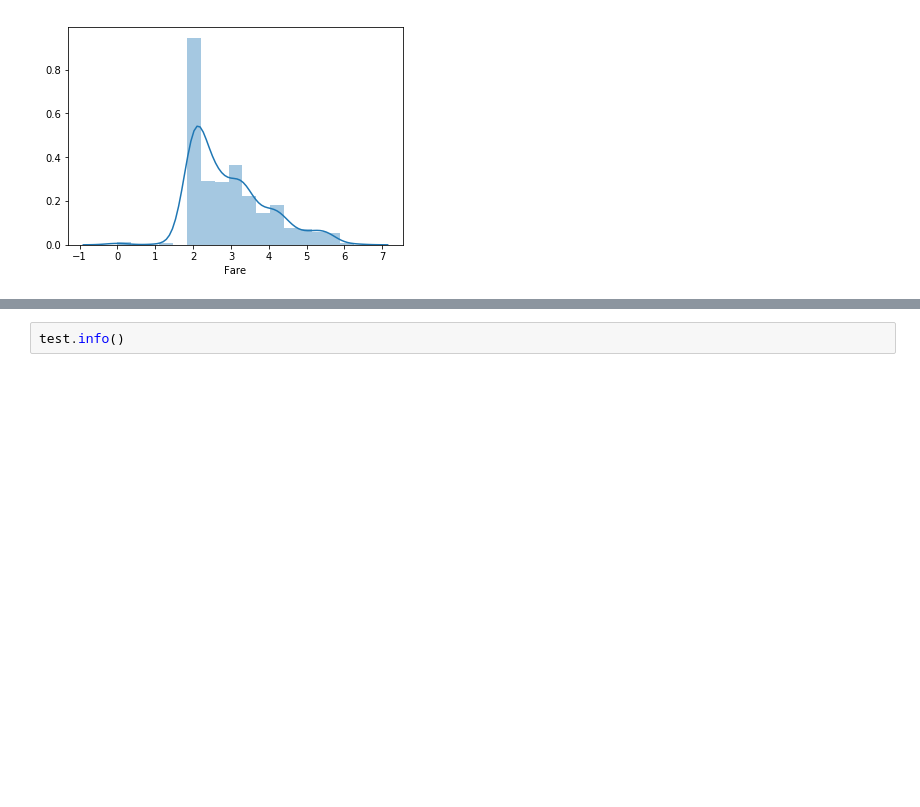
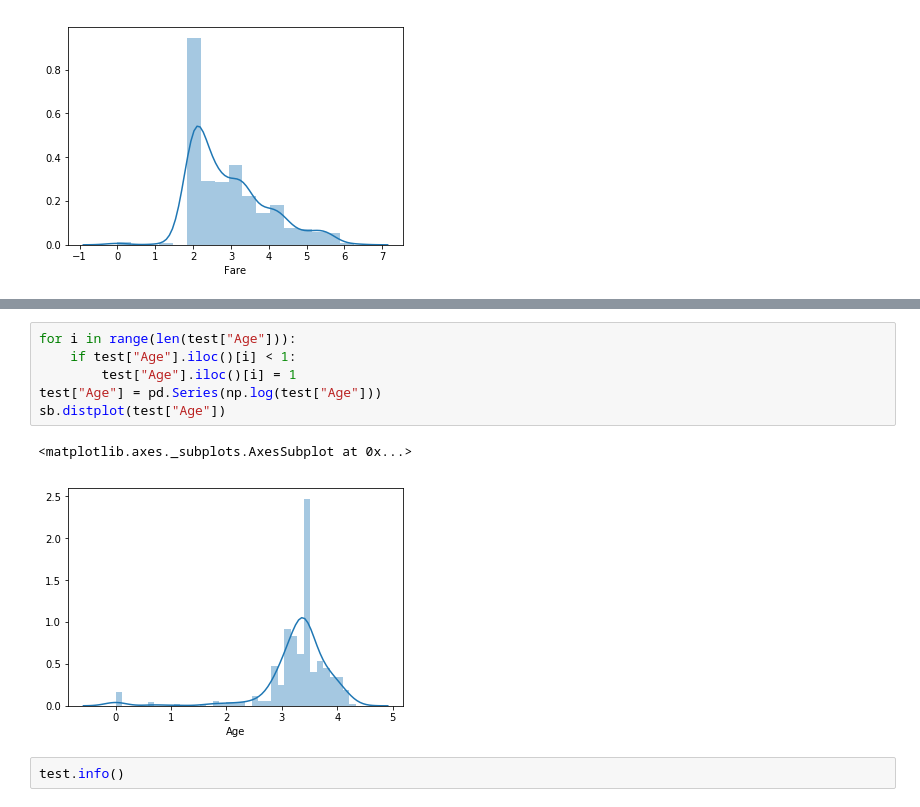
Before and after one commit to arikhan/Titanic-Machine-Learning-from-Disaster-Kaggle-Competition, a Jupyter notebook: Titanic with DL.ipynb, the cells around one changed output, grey strips where cells are left out. Drawn from its saved outputs; the diff is of its cells as text; blank space fills up the shorter version.

```diff
--- a/Titanic with DL.ipynb
+++ b/Titanic with DL.ipynb
@@ -352,3 +361,12 @@ sb.distplot(test["Fare"])
+# %%
+for i in range(len(test["Age"])):
+    if test["Age"].iloc()[i] < 1:
+        test["Age"].iloc()[i] = 1
+test["Age"] = pd.Series(np.log(test["Age"]))
+sb.distplot(test["Age"])
+# %% [output]
+<matplotlib.axes._subplots.AxesSubplot at 0x...>
+[figure, added]
 # %%
 test.info()
 # %% [output]
```
Also changed, not shown: parts of 10 cells of this notebook.
